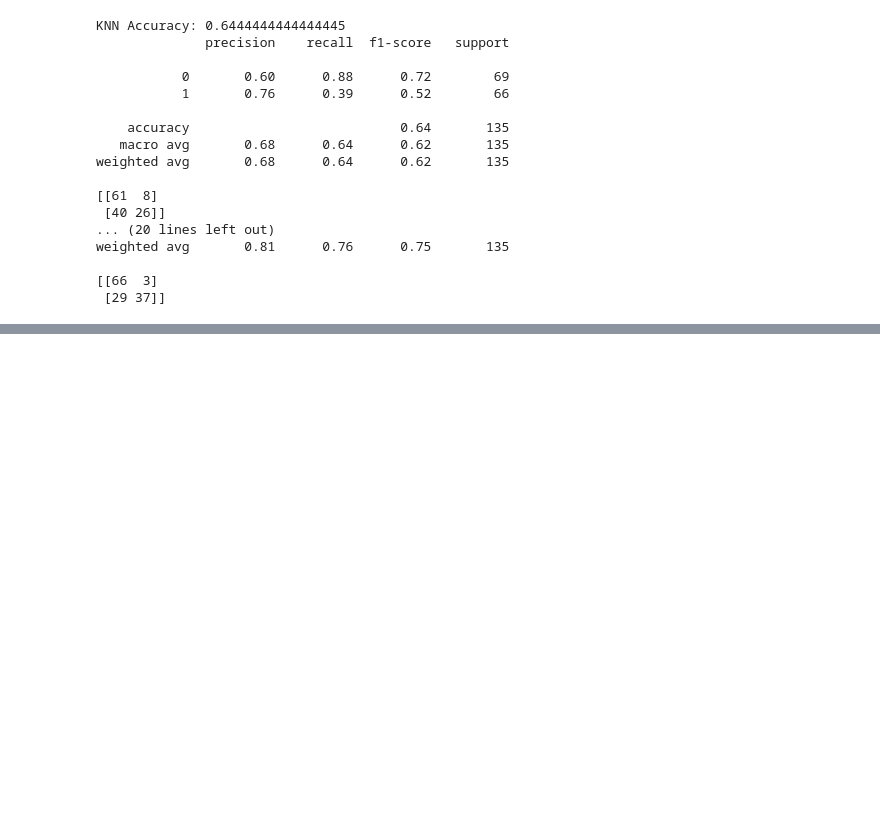
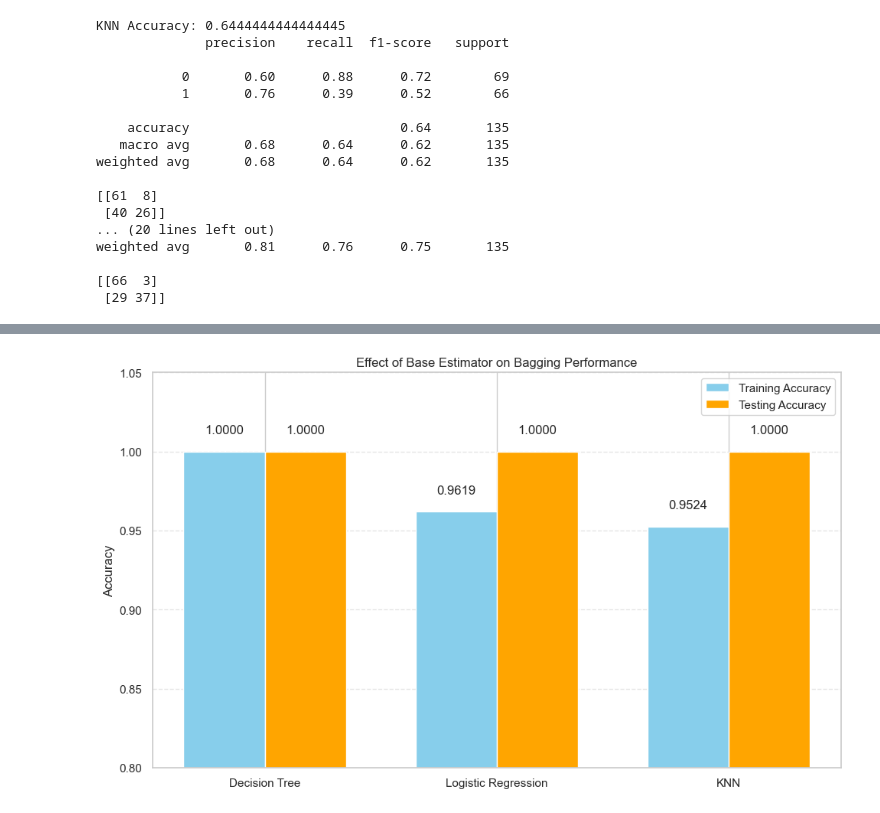
Before and after one commit to TasnimulIntazamAsif/EDGE_Project-Movie_Genre, a Jupyter notebook: movie_genre.ipynb, the cells around one changed output, grey strips where cells are left out. Saved outputs shown, nothing was run; the diff lists cells and outputs as text; code cells hidden in the pictures; blank space fills up the shorter version.

```diff
--- a/movie_genre.ipynb
+++ b/movie_genre.ipynb
@@ -316,0 +373,50 @@ Improvement: 10.88%
+# %%
+# Parameter tuning: Effect of different base estimators
+base_estimators = [
+    ('Decision Tree', DecisionTreeClassifier(random_state=42)),
+    ('Logistic Regression', LogisticRegression(random_state=42)),
+    ('KNN', KNeighborsClassifier(n_neighbors=3))
+]
+
+results = []
+
+for name, estimator in base_estimators:
+    bagging = BaggingClassifier(
+        estimator=estimator,
+        n_estimators=100,
+        random_state=42
+    )
+    bagging.fit(X_train, y_train)
+    train_score = accuracy_score(y_train, bagging.predict(X_train))
+    test_score = accuracy_score(y_test, bagging.predict(X_test))
+    results.append((name, train_score, test_score))
+
+# Plot the results
+plt.figure(figsize=(10, 6))
+names = [r[0] for r in results]
+train_scores = [r[1] for r in results]
+test_scores = [r[2] for r in results]
+
+x = np.arange(len(names))
+width = 0.35
+
+plt.bar(x - width/2, train_scores, width, label='Training Accuracy', color='skyblue')
+plt.bar(x + width/2, test_scores, width, label='Testing Accuracy', color='orange')
+
+plt.ylabel('Accuracy')
+plt.title('Effect of Base Estimator on Bagging Performance')
+plt.xticks(x, names)
+plt.ylim(0.8, 1.05)
+plt.legend()
+plt.grid(True, axis='y', linestyle='--', alpha=0.5)
+
+for i, score in enumerate(train_scores):
+    plt.text(i - width/2, score + 0.01, f"{score:.4f}", ha='center', va='bottom')
+
+for i, score in enumerate(test_scores):
+    plt.text(i + width/2, score + 0.01, f"{score:.4f}", ha='center', va='bottom')
+
+plt.tight_layout()
+plt.show()
+# %% [output]
+[figure, added]
```
Also changed, not shown: parts of 4 cells of this notebook.
